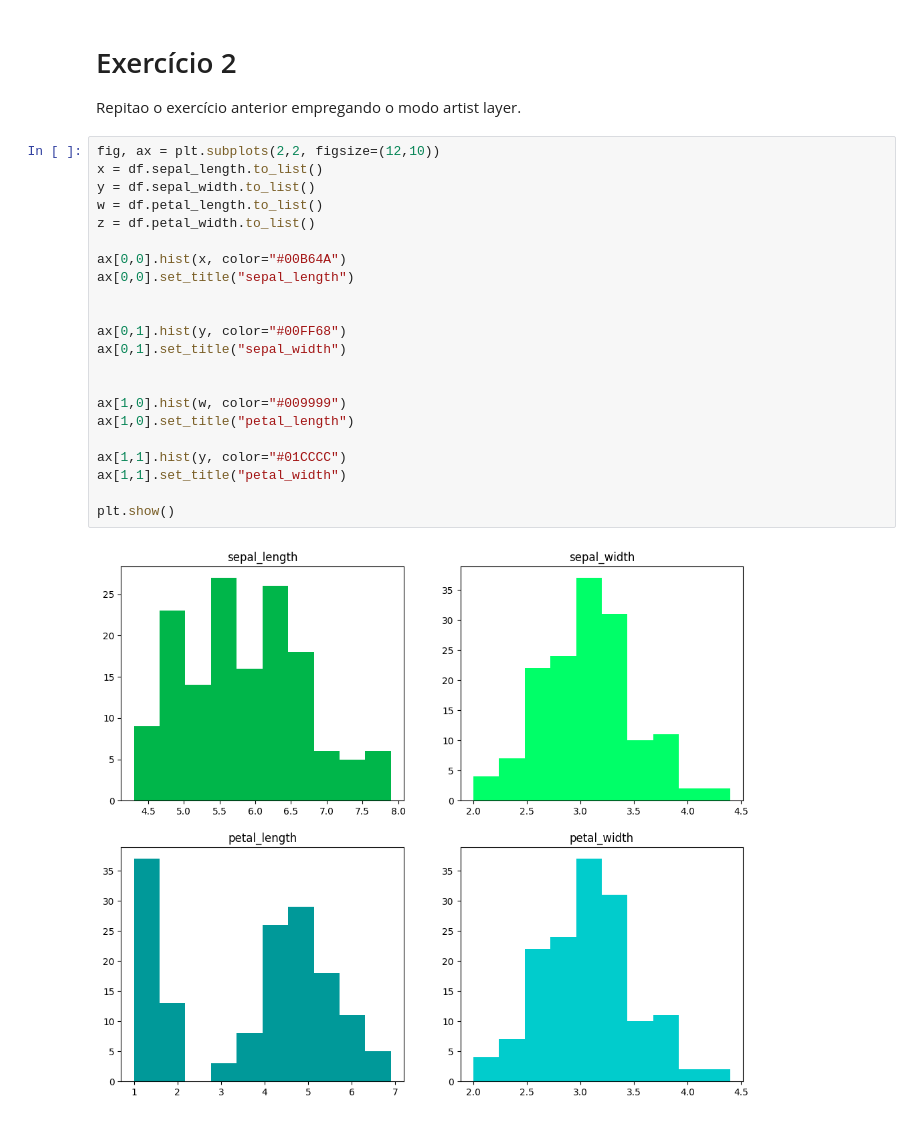
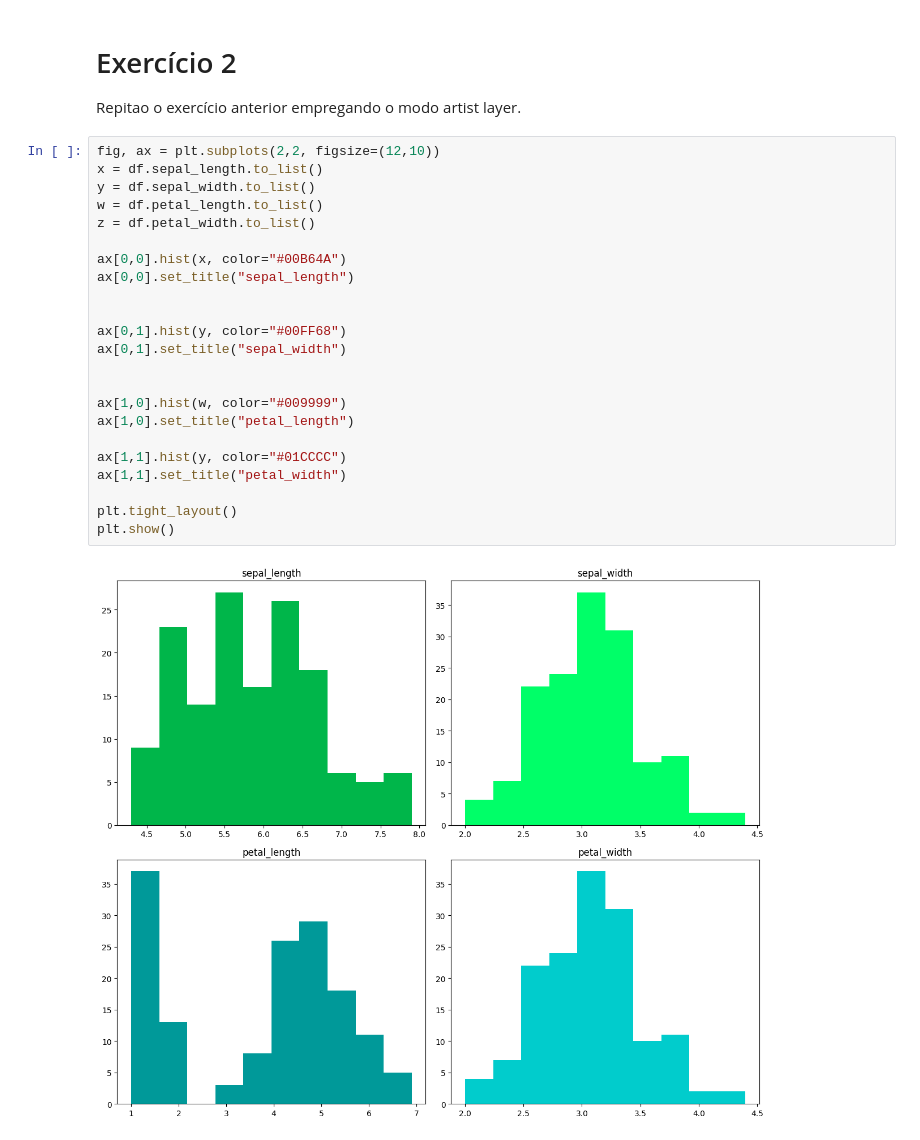
Before and after one commit to HenriqueBrainer/Mackenzie, a Jupyter notebook: Lab_Matplotlib_02.ipynb, the cells around one changed output. Saved outputs shown, nothing was run; the diff lists cells and outputs as text.

```diff
--- a/Lab_Matplotlib_02.ipynb
+++ b/Lab_Matplotlib_02.ipynb
@@ -130,24 +131,25 @@ Repitao o exercício anterior empregando o modo artist layer.
 # %%
 fig, ax = plt.subplots(2,2, figsize=(12,10))
 x = df.sepal_length.to_list()
 y = df.sepal_width.to_list()
 w = df.petal_length.to_list()
 z = df.petal_width.to_list()
 
 ax[0,0].hist(x, color="#00B64A")
 ax[0,0].set_title("sepal_length")
 
 
 ax[0,1].hist(y, color="#00FF68")
 ax[0,1].set_title("sepal_width")
 
 
 ax[1,0].hist(w, color="#009999")
 ax[1,0].set_title("petal_length")
 
 ax[1,1].hist(y, color="#01CCCC")
 ax[1,1].set_title("petal_width")
 
+plt.tight_layout()
 plt.show()
 # %% [output]
-[figure, old version]
+[figure, new version]
```
Also changed, not shown: parts of 1 cell of this notebook.
